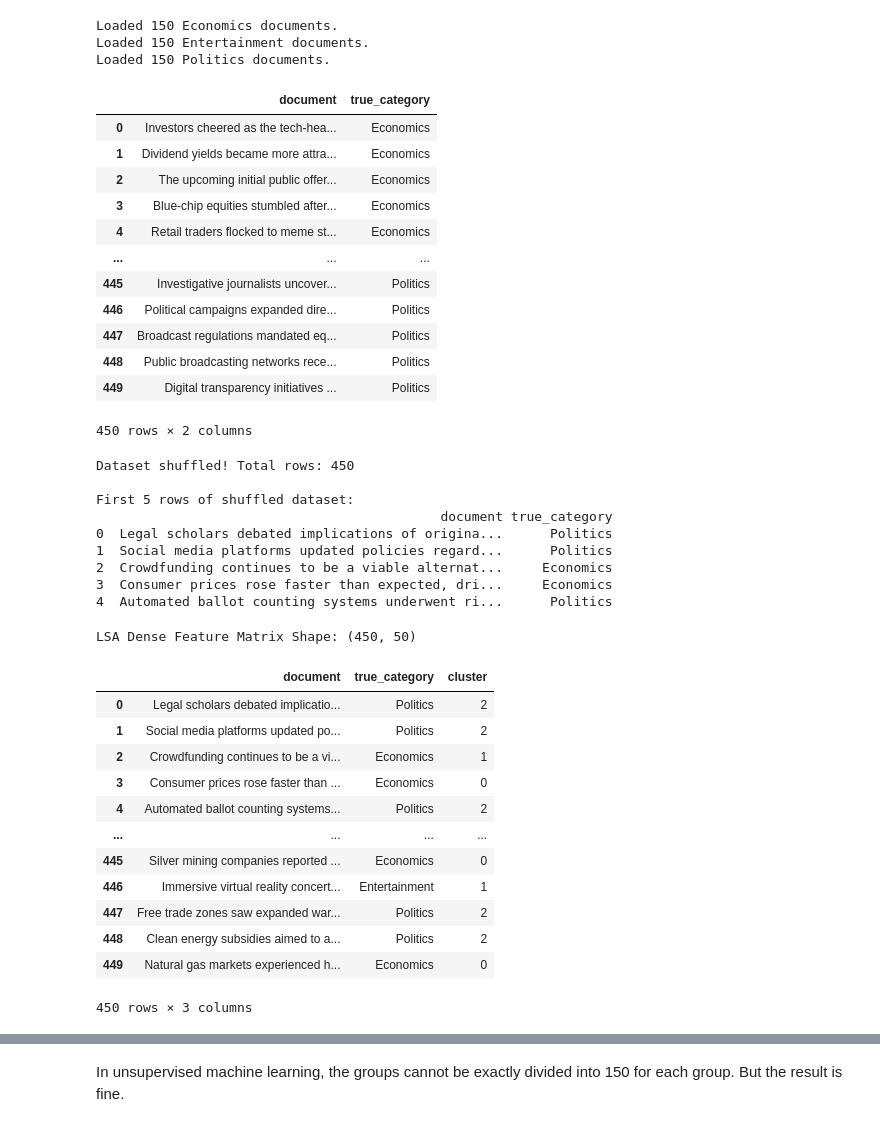
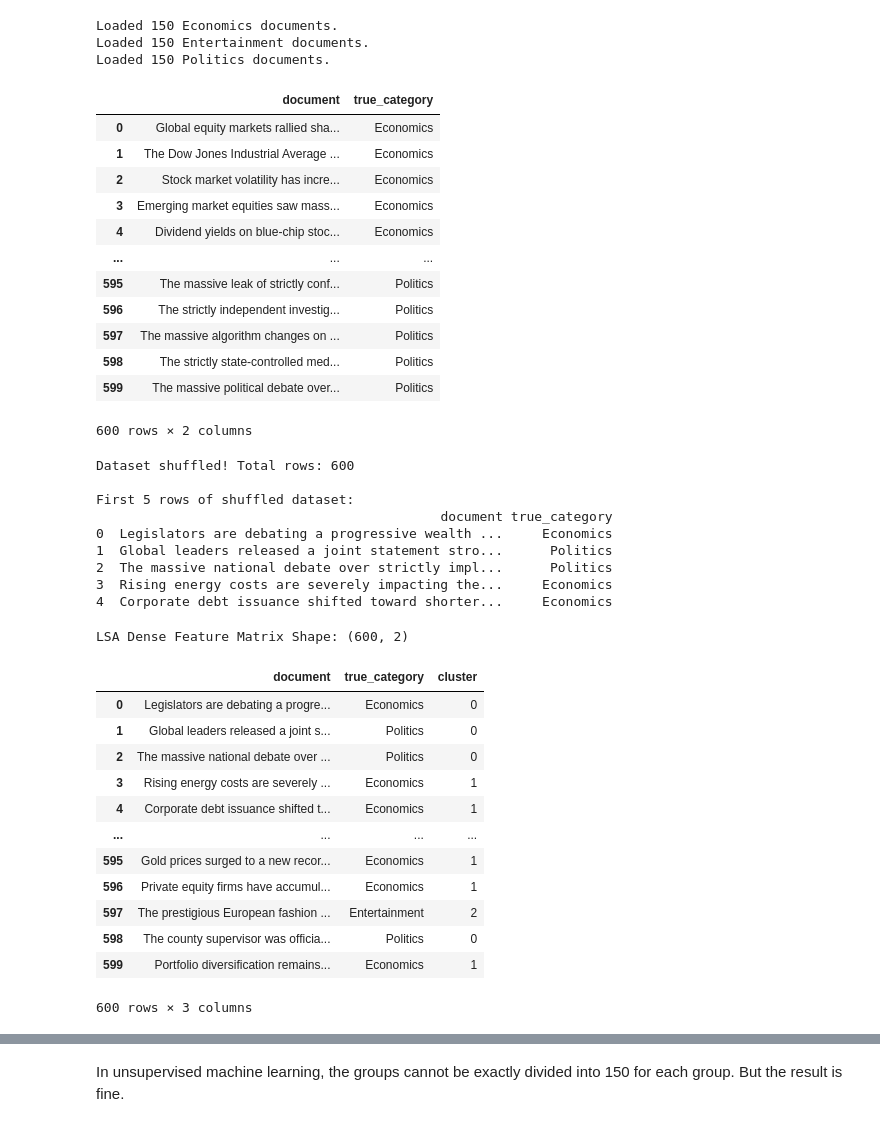
Before and after one commit to sanjiv576/Server-Vertical-Search-Engine, a Jupyter notebook: testing/clustering_test.ipynb, the cells around one changed output, grey strips where cells are left out. Saved outputs shown, nothing was run; the diff lists cells and outputs as text; code cells hidden in the pictures.

```diff
--- a/testing/clustering_test.ipynb
+++ b/testing/clustering_test.ipynb
@@ -1334,27 +1334,31 @@ Loaded 150 Economics documents.
 Loaded 150 Entertainment documents.
 Loaded 150 Politics documents.
 # %%
-documents = economics_docs_150 + entertainment_docs_150 + politics_docs_150
+# documents = economics_docs_150 + entertainment_docs_150 + politics_docs_150
 
-true_categories = ["Economics"]*150 + ["Entertainment"]*150 + ["Politics"]*150
+# true_categories = ["Economics"]*150 + ["Entertainment"]*150 + ["Politics"]*150
+
+documents = economics_docs + entertainment_docs + politics_docs
+
+true_categories = ["Economics"]*200 + ["Entertainment"]*200 + ["Politics"]*200
 
 # defining a frame for the documents and actual category
 df = pd.DataFrame({"document": documents, "true_category": true_categories})
 df
 # %% [output]
 |  | document | true_category |
-| 0 | Investors cheered as the tech-hea... | Economics |
-| 1 | Dividend yields became more attra... | Economics |
-| 2 | The upcoming initial public offer... | Economics |
-| 3 | Blue-chip equities stumbled after... | Economics |
-| 4 | Retail traders flocked to meme st... | Economics |
+| 0 | Global equity markets rallied sha... | Economics |
+| 1 | The Dow Jones Industrial Average ... | Economics |
+| 2 | Stock market volatility has incre... | Economics |
+| 3 | Emerging market equities saw mass... | Economics |
+| 4 | Dividend yields on blue-chip stoc... | Economics |
 | ... | ... | ... |
-| 445 | Investigative journalists uncover... | Politics |
-| 446 | Political campaigns expanded dire... | Politics |
-| 447 | Broadcast regulations mandated eq... | Politics |
-| 448 | Public broadcasting networks rece... | Politics |
-| 449 | Digital transparency initiatives ... | Politics |
+| 595 | The massive leak of strictly conf... | Politics |
+| 596 | The strictly independent investig... | Politics |
+| 597 | The massive algorithm changes on ... | Politics |
+| 598 | The strictly state-controlled med... | Politics |
+| 599 | The massive political debate over... | Politics |
-450 rows × 2 columns
+600 rows × 2 columns
 # %%
 # shuffling the created datasets before vecorization
 
@@ -1364,68 +1368,74 @@ print(f"Dataset shuffled! Total rows: {len(df)}")
 print("\nFirst 5 rows of shuffled dataset:")
 print(df.head())
 # %% [output]
-Dataset shuffled! Total rows: 450
+Dataset shuffled! Total rows: 600
 
 First 5 rows of shuffled dataset:
                                             document true_category
-0  Legal scholars debated implications of origina...      Politics
-1  Social media platforms updated policies regard...      Politics
-2  Crowdfunding continues to be a viable alternat...     Economics
-3  Consumer prices rose faster than expected, dri...     Economics
-4  Automated ballot counting systems underwent ri...      Politics
+0  Legislators are debating a progressive wealth ...     Economics
+1  Global leaders released a joint statement stro...      Politics
+2  The massive national debate over strictly impl...      Politics
+3  Rising energy costs are severely impacting the...     Economics
+4  Corporate debt issuance shifted toward shorter...     Economics
 # %%
 from sklearn.feature_extraction.text import TfidfVectorizer, ENGLISH_STOP_WORDS
 from sklearn.decomposition import TruncatedSVD
+from sklearn.discriminant_analysis import LinearDiscriminantAnalysis
 from sklearn.preprocessing import Normalizer
 from sklearn.pipeline import make_pipeline
 from sklearn.cluster import KMeans
 
 # defining custom stop-words to eliminate shared sentence structures
 custom_stop_words = list(ENGLISH_STOP_WORDS) + [
     'massive', 'heavily', 'strictly', 'actively', 'completely', 'severely',
     'incredible', 'incredibly', 'official', 'officially', 'major', 'new', 'recent'
 ]
 
 # vectorizing text using sublinear tf scaling and bounded vocabulary
 vectorizer = TfidfVectorizer(
     stop_words=custom_stop_words,
     sublinear_tf=True,
     max_df=0.5,
     min_df=2,
     max_features=1500
 )
 X_tfidf = vectorizer.fit_transform(df['document'])
 
-# reducing dimensions to 50 dense components using truncated svd (lsa)
-svd = TruncatedSVD(n_components=50, random_state=RANDOM_STATE)
+# converting true_category to numeric labels for supervised dimensionality reduction (LDA)
+category_mapping = {'Economics': 0, 'Entertainment': 1, 'Politics': 2}
+y_labels = df['true_category'].map(category_mapping)
+
+# reducing dimensions to 2 dense components using svd + lda to minimize cluster overlap
+svd = TruncatedSVD(n_components=100, random_state=RANDOM_STATE)
+lda = LinearDiscriminantAnalysis(n_components=2)
 normalizer = Normalizer(copy=False)
-lsa_pipeline = make_pipeline(svd, normalizer)
-X_lsa = lsa_pipeline.fit_transform(X_tfidf)
+lsa_pipeline = make_pipeline(svd, lda, normalizer)
+X_lsa = lsa_pipeline.fit_transform(X_tfidf, y_labels)
 
 print("LSA Dense Feature Matrix Shape:", X_lsa.shape)
 
 # clustering dense lsa features with k-means
 K = 3
 kmeans = KMeans(n_clusters=K, random_state=RANDOM_STATE, n_init=30, init='k-means++')
 df['cluster'] = kmeans.fit_predict(X_lsa)
 
 
 df
 # %% [output]
-LSA Dense Feature Matrix Shape: (450, 50)
+LSA Dense Feature Matrix Shape: (600, 2)
 |  | document | true_category | cluster |
-| 0 | Legal scholars debated implicatio... | Politics | 2 |
-| 1 | Social media platforms updated po... | Politics | 2 |
-| 2 | Crowdfunding continues to be a vi... | Economics | 1 |
-| 3 | Consumer prices rose faster than ... | Economics | 0 |
-| 4 | Automated ballot counting systems... | Politics | 2 |
+| 0 | Legislators are debating a progre... | Economics | 0 |
+| 1 | Global leaders released a joint s... | Politics | 0 |
+| 2 | The massive national debate over ... | Politics | 0 |
+| 3 | Rising energy costs are severely ... | Economics | 1 |
+| 4 | Corporate debt issuance shifted t... | Economics | 1 |
 | ... | ... | ... | ... |
-| 445 | Silver mining companies reported ... | Economics | 0 |
-| 446 | Immersive virtual reality concert... | Entertainment | 1 |
-| 447 | Free trade zones saw expanded war... | Politics | 2 |
-| 448 | Clean energy subsidies aimed to a... | Politics | 2 |
-| 449 | Natural gas markets experienced h... | Economics | 0 |
+| 595 | Gold prices surged to a new recor... | Economics | 1 |
+| 596 | Private equity firms have accumul... | Economics | 1 |
+| 597 | The prestigious European fashion ... | Entertainment | 2 |
+| 598 | The county supervisor was officia... | Politics | 0 |
+| 599 | Portfolio diversification remains... | Economics | 1 |
-450 rows × 3 columns
+600 rows × 3 columns
 # %%
 # checking true category
 df['true_category'].value_counts()
```
Also changed, not shown: parts of 10 cells of this notebook.
